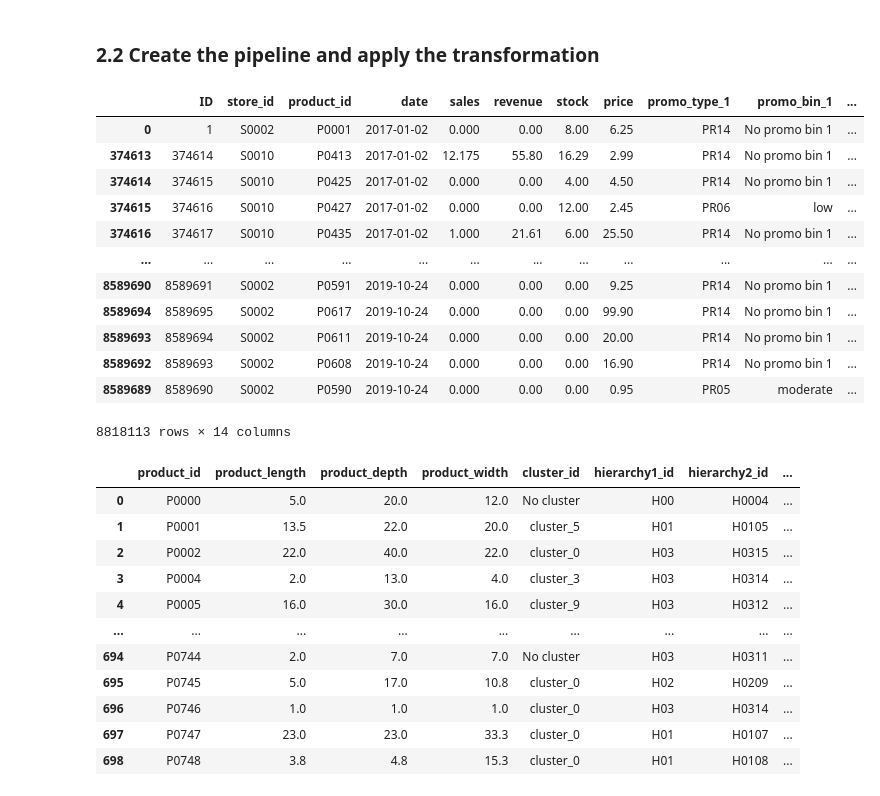
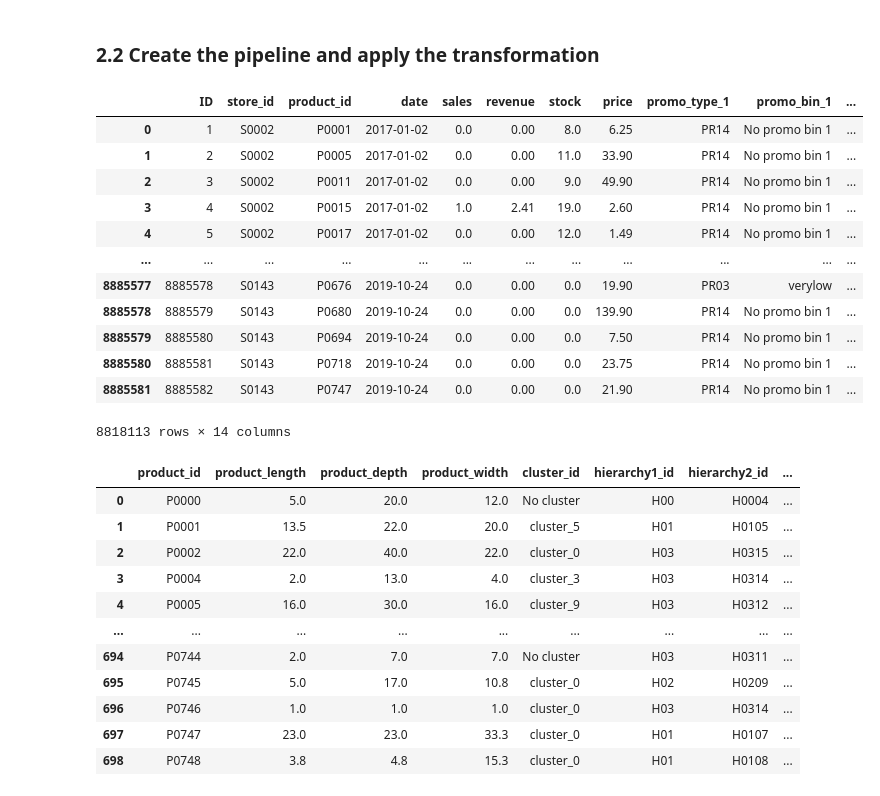
Before and after one commit to yurimfreitas/ProjectII, a Jupyter notebook: 3-DataProfiling.ipynb, the cells around one changed output. Drawn from its saved outputs; the diff is of its cells as text; code cells hidden in the pictures.

Commit message:
data trasnsforming

```diff
--- a/3-DataProfiling.ipynb
+++ b/3-DataProfiling.ipynb
@@ -138,22 +138,24 @@ pipeline_forecast_revenue = Pipeline(steps=[
 
 # Transform the DataFrame
 df_forecast_revenue = pipeline_forecast_revenue.fit_transform(df_forecast_revenue)
-# %%
-df_sales
-# %% [output]
-|  | ID | store_id | product_id | date | sales | revenue | stock | price | promo_type_1 | promo_bin_1 | ... |
-| 0 | 1 | S0002 | P0001 | 2017-01-02 | 0.000 | 0.00 | 8.00 | 6.25 | PR14 | No promo bin 1 | ... |
-| 374613 | 374614 | S0010 | P0413 | 2017-01-02 | 12.175 | 55.80 | 16.29 | 2.99 | PR14 | No promo bin 1 | ... |
-| 374614 | 374615 | S0010 | P0425 | 2017-01-02 | 0.000 | 0.00 | 4.00 | 4.50 | PR14 | No promo bin 1 | ... |
-| 374615 | 374616 | S0010 | P0427 | 2017-01-02 | 0.000 | 0.00 | 12.00 | 2.45 | PR06 | low | ... |
-| 374616 | 374617 | S0010 | P0435 | 2017-01-02 | 1.000 | 21.61 | 6.00 | 25.50 | PR14 | No promo bin 1 | ... |
-| ... | ... | ... | ... | ... | ... | ... | ... | ... | ... | ... | ... |
-| 8589690 | 8589691 | S0002 | P0591 | 2019-10-24 | 0.000 | 0.00 | 0.00 | 9.25 | PR14 | No promo bin 1 | ... |
-| 8589694 | 8589695 | S0002 | P0617 | 2019-10-24 | 0.000 | 0.00 | 0.00 | 99.90 | PR14 | No promo bin 1 | ... |
-| 8589693 | 8589694 | S0002 | P0611 | 2019-10-24 | 0.000 | 0.00 | 0.00 | 20.00 | PR14 | No promo bin 1 | ... |
-| 8589692 | 8589693 | S0002 | P0608 | 2019-10-24 | 0.000 | 0.00 | 0.00 | 16.90 | PR14 | No promo bin 1 | ... |
-| 8589689 | 8589690 | S0002 | P0590 | 2019-10-24 | 0.000 | 0.00 | 0.00 | 0.95 | PR05 | moderate | ... |
-8818113 rows × 14 columns
+# %%
+# Sort the data using date in ascending way
+df_sales = df_sales.sort_values(by=['date', 'ID'], ascending=True)
+df_sales
+# %% [output]
+|  | ID | store_id | product_id | date | sales | revenue | stock | price | promo_type_1 | promo_bin_1 | ... |
+| 0 | 1 | S0002 | P0001 | 2017-01-02 | 0.0 | 0.00 | 8.0 | 6.25 | PR14 | No promo bin 1 | ... |
+| 1 | 2 | S0002 | P0005 | 2017-01-02 | 0.0 | 0.00 | 11.0 | 33.90 | PR14 | No promo bin 1 | ... |
+| 2 | 3 | S0002 | P0011 | 2017-01-02 | 0.0 | 0.00 | 9.0 | 49.90 | PR14 | No promo bin 1 | ... |
+| 3 | 4 | S0002 | P0015 | 2017-01-02 | 1.0 | 2.41 | 19.0 | 2.60 | PR14 | No promo bin 1 | ... |
+| 4 | 5 | S0002 | P0017 | 2017-01-02 | 0.0 | 0.00 | 12.0 | 1.49 | PR14 | No promo bin 1 | ... |
+| ... | ... | ... | ... | ... | ... | ... | ... | ... | ... | ... | ... |
+| 8885577 | 8885578 | S0143 | P0676 | 2019-10-24 | 0.0 | 0.00 | 0.0 | 19.90 | PR03 | verylow | ... |
+| 8885578 | 8885579 | S0143 | P0680 | 2019-10-24 | 0.0 | 0.00 | 0.0 | 139.90 | PR14 | No promo bin 1 | ... |
+| 8885579 | 8885580 | S0143 | P0694 | 2019-10-24 | 0.0 | 0.00 | 0.0 | 7.50 | PR14 | No promo bin 1 | ... |
+| 8885580 | 8885581 | S0143 | P0718 | 2019-10-24 | 0.0 | 0.00 | 0.0 | 23.75 | PR14 | No promo bin 1 | ... |
+| 8885581 | 8885582 | S0143 | P0747 | 2019-10-24 | 0.0 | 0.00 | 0.0 | 21.90 | PR14 | No promo bin 1 | ... |
+8818113 rows × 14 columns
 # %%
 df_product
 # %% [output]
```
Also changed, not shown: parts of 2 cells of this notebook, 2 other files.
